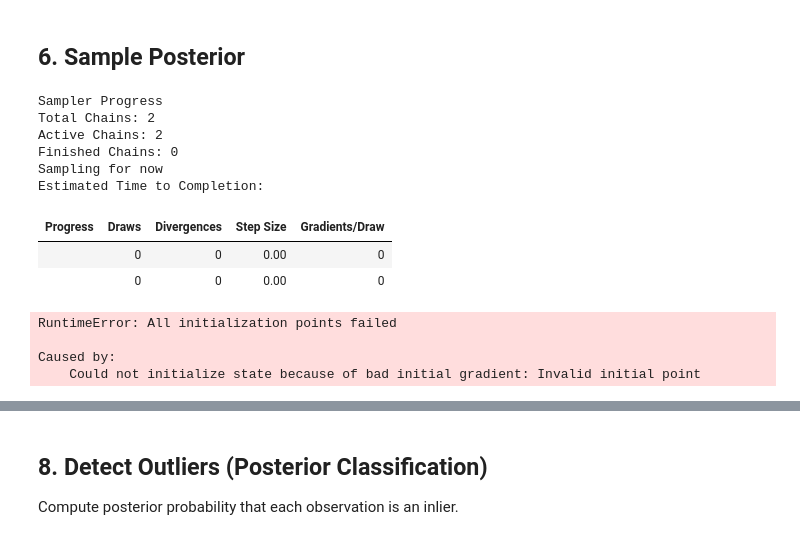
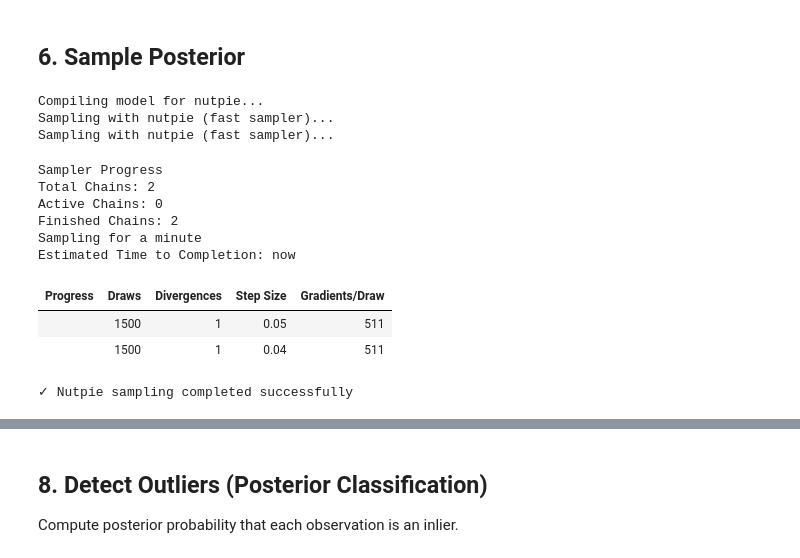
Before and after one commit to Motor-Learning-Lab/GIMBAL_Python, a Jupyter notebook: notebook/demo_pymc_camera_full.ipynb, the cells around one changed output, grey strips where cells are left out. Saved outputs shown, nothing was run; the diff lists cells and outputs as text; code cells hidden in the pictures.

```diff
--- a/notebook/demo_pymc_camera_full.ipynb
+++ b/notebook/demo_pymc_camera_full.ipynb
@@ -1018,47 +886,49 @@ Initialization summary:
 # %%
 # Sample posterior using nutpie (fast) or PyMC NUTS (fallback)
 # After fixing NaN initialization, nutpie works reliably with default initialization.
 
 try:
     import nutpie
     print("Compiling model for nutpie...")
     compiled_model = nutpie.compile_pymc_model(mixture_model)
 
     print("Sampling with nutpie (fast sampler)...")
     trace = nutpie.sample(
         compiled_model,
         chains=2,
         tune=1000,
         draws=500,
         seed=123
     )
     print("✓ Nutpie sampling completed successfully")
 
 except (ImportError, RuntimeError) as e:
+    print(f"Nutpie not available or failed ({e}), using PyMC NUTS...")
 
-    print(f"Nutpie not available or failed ({e}), using PyMC NUTS...")    print("\nPyMC sampling completed")
+    with mixture_model:
+        trace = pm.sample(
+            draws=500,
+            tune=1000,
+            chains=2,
+            cores=1,
+            init="adapt_diag",
+            target_accept=0.9,
+            random_seed=123,
+            progressbar=True
+        )
 
-    with mixture_model:        )
-
-        trace = pm.sample(            progressbar=True
-
-            draws=500,            random_seed=123,
-
-            tune=1000,            target_accept=0.9,
-
-            chains=2,            init="adapt_diag",
-            cores=1,
+    print("\nPyMC sampling completed")
 # %% [output]
-Sampler Progress
-Total Chains: 2
-Active Chains: 2
-Finished Chains: 0
-Sampling for now
-Estimated Time to Completion:
+Compiling model for nutpie...
+Sampling with nutpie (fast sampler)...
+Sampling with nutpie (fast sampler)...
+Sampler Progress
+Total Chains: 2
+Active Chains: 0
+Finished Chains: 2
+Sampling for a minute
+Estimated Time to Completion: now
 | Progress | Draws | Divergences | Step Size | Gradients/Draw |
-|  | 0 | 0 | 0.00 | 0 |
-|  | 0 | 0 | 0.00 | 0 |
+|  | 1500 | 1 | 0.05 | 511 |
+|  | 1500 | 1 | 0.04 | 511 |
-RuntimeError: All initialization points failed
-
-Caused by:
-    Could not initialize state because of bad initial gradient: Invalid initial point
+✓ Nutpie sampling completed successfully
```
Also changed, not shown: parts of 14 cells of this notebook, 7 other files.
